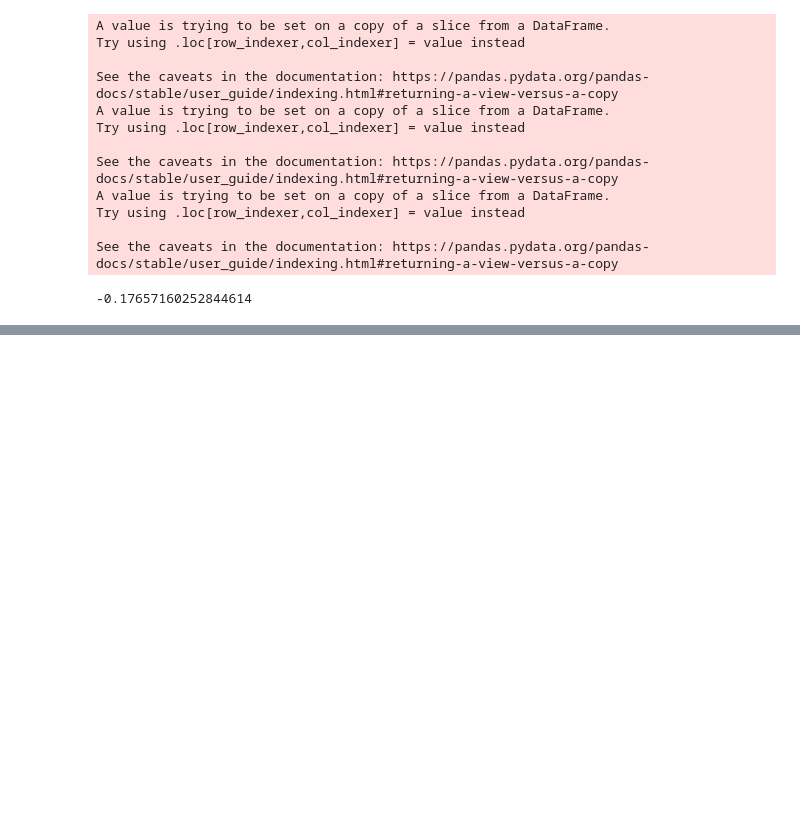
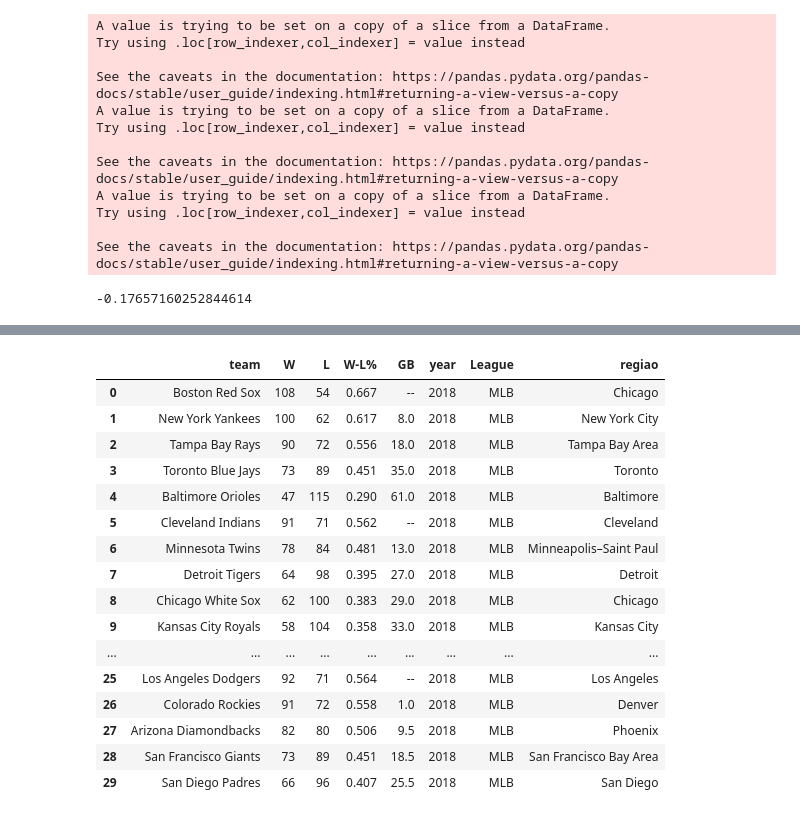
Before and after one commit to DionesGouvea/Michigan, a Jupyter notebook: Introduction to Data Science in Python/Week 4/Assignment_4.ipynb, the cells around one changed output, grey strips where cells are left out. Saved outputs shown, nothing was run; the diff lists cells and outputs as text; code cells hidden in the pictures; blank space fills up the shorter version.

```diff
--- a/Introduction to Data Science in Python/Week 4/Assignment_4.ipynb
+++ b/Introduction to Data Science in Python/Week 4/Assignment_4.ipynb
@@ -214,0 +300,20 @@ See the caveats in the documentation: https://pandas.pydata.org/pandas-docs/stab
+# %%
+mlb_df
+# %% [output]
+|  | team | W | L | W-L% | GB | year | League | regiao |
+| 0 | Boston Red Sox | 108 | 54 | 0.667 | -- | 2018 | MLB | Chicago |
+| 1 | New York Yankees | 100 | 62 | 0.617 | 8.0 | 2018 | MLB | New York City |
+| 2 | Tampa Bay Rays | 90 | 72 | 0.556 | 18.0 | 2018 | MLB | Tampa Bay Area |
+| 3 | Toronto Blue Jays | 73 | 89 | 0.451 | 35.0 | 2018 | MLB | Toronto |
+| 4 | Baltimore Orioles | 47 | 115 | 0.290 | 61.0 | 2018 | MLB | Baltimore |
+| 5 | Cleveland Indians | 91 | 71 | 0.562 | -- | 2018 | MLB | Cleveland |
+| 6 | Minnesota Twins | 78 | 84 | 0.481 | 13.0 | 2018 | MLB | Minneapolis–Saint Paul |
+| 7 | Detroit Tigers | 64 | 98 | 0.395 | 27.0 | 2018 | MLB | Detroit |
+| 8 | Chicago White Sox | 62 | 100 | 0.383 | 29.0 | 2018 | MLB | Chicago |
+| 9 | Kansas City Royals | 58 | 104 | 0.358 | 33.0 | 2018 | MLB | Kansas City |
+| ... | ... | ... | ... | ... | ... | ... | ... | ... |
+| 25 | Los Angeles Dodgers | 92 | 71 | 0.564 | -- | 2018 | MLB | Los Angeles |
+| 26 | Colorado Rockies | 91 | 72 | 0.558 | 1.0 | 2018 | MLB | Denver |
+| 27 | Arizona Diamondbacks | 82 | 80 | 0.506 | 9.5 | 2018 | MLB | Phoenix |
+| 28 | San Francisco Giants | 73 | 89 | 0.451 | 18.5 | 2018 | MLB | San Francisco Bay Area |
+| 29 | San Diego Padres | 66 | 96 | 0.407 | 25.5 | 2018 | MLB | San Diego |
```
Also changed, not shown: parts of 2 cells of this notebook.
